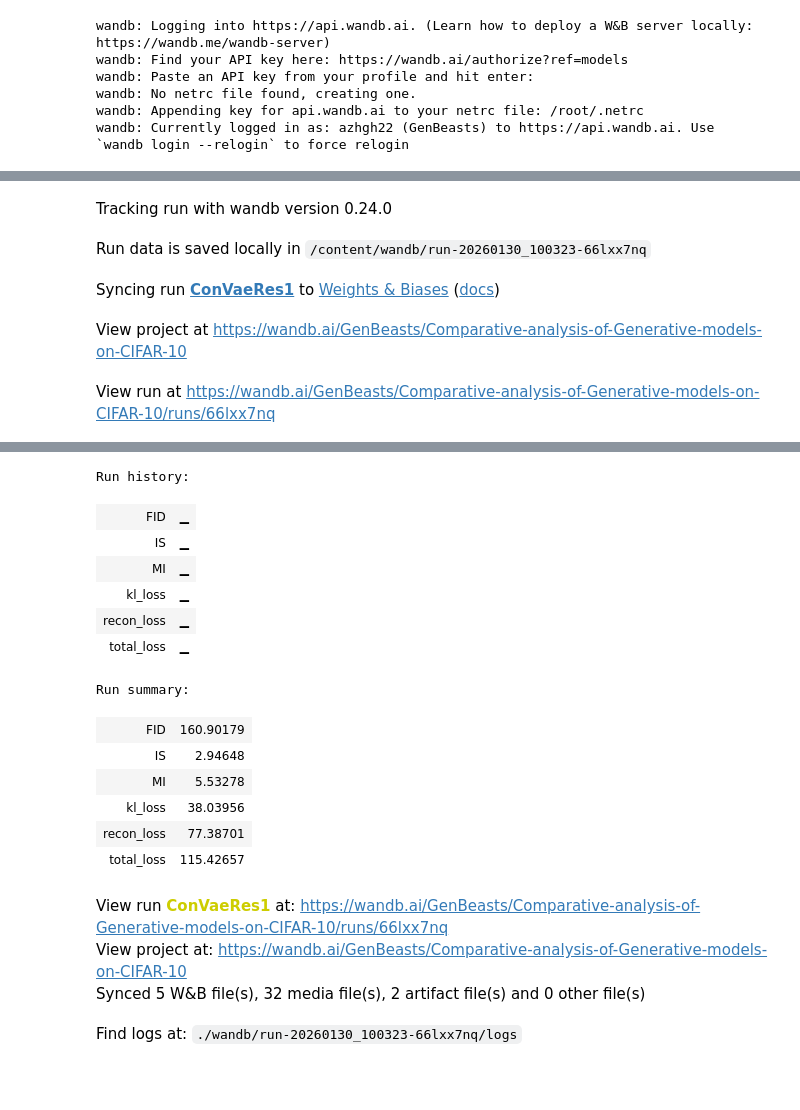
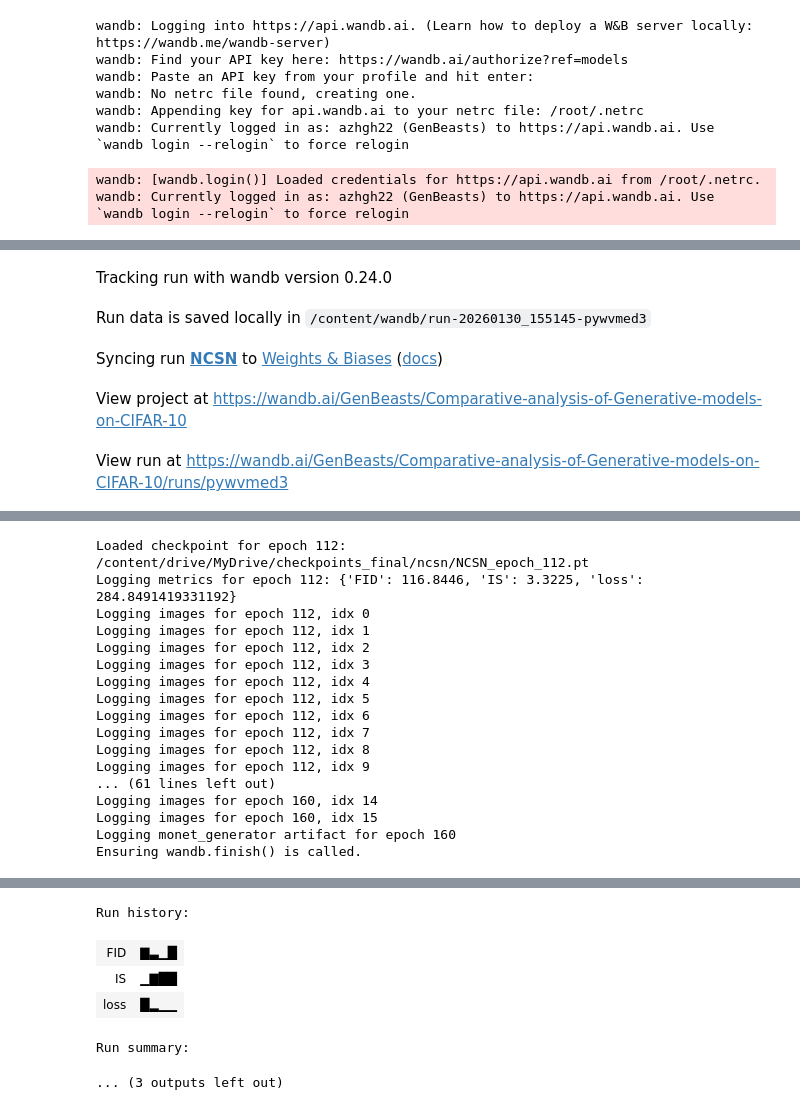
Before and after one commit to azhgh22/Comparative-analysis-of-Generative-models-on-CIFAR-10, a Jupyter notebook: experiments/eval.ipynb, the cells around one changed output, grey strips where cells are left out. Drawn from its saved outputs; the diff is of its cells as text; code cells hidden in the pictures; blank space fills up the shorter version.

```diff
--- a/experiments/eval.ipynb
+++ b/experiments/eval.ipynb
@@ -109,5 +109,5 @@ model = NCSN().to(device)
 checkpoint_dir = "/content/drive/MyDrive/checkpoints_final/ncsn"
 checkpointer = Checkpointer(checkpoint_dir,"NCSN",1,False)
 train = Train(model,32,train_loader,checkpointer,device)
-train.load_checkpoint()
+# train.load_checkpoint()
 # train.train()
@@ -117,0 +147,4 @@ interested_epochs = [112,130,150,160]
+# %%
+for i in range(4):
+  train.load_checkpoint(epoch_data[i]["epoch"])
+  epoch_data[i]["samples"] = model.sample(16)
@@ -135,6 +173,7 @@ def get_samples(n_sample):
   samples = []
   for i in range(n_sample//256):
     samples.append(model.sample(256))
+  return samples
 # %%
 def compute_all(epoch):
   train.load_checkpoint(epoch)
@@ -308,27 +343,24 @@ wandb: Appending key for api.wandb.ai to your netrc file: /root/.netrc
 wandb: Currently logged in as: azhgh22 (GenBeasts) to https://api.wandb.ai. Use `wandb login --relogin` to force relogin
 # %%
 CONFIG = {
-    "Name" : "ConvVaeRes1",
-    "epochs": 200,
-    "batch_size": 128,
+    "Name" : "NCSN",
+    "epochs": 150,
+    "batch_size": 256,
     "learning_rate": 0.0001,
     "optimizer_beta1": 0.5,
     "optimizer_beta2": 0.999,
 }
 
-wandb.init(project="Comparative-analysis-of-Generative-models-on-CIFAR-10", entity="GenBeasts", name="ConVaeRes1", config=CONFIG)
+wandb.init(project="Comparative-analysis-of-Generative-models-on-CIFAR-10", entity="GenBeasts", name="NCSN", config=CONFIG)
 
 try:
     for i in range(len(epoch_data)):
       data = epoch_data[i]
       epoch = data["epoch"]
       generated = data["samples"]
-      reconstructed = data["recon"]
-      recon_loss = data['recon_loss']
 
       fid = data["fid"]
       IS = data["is"][0]
-      mi = data["mi"]
 
       train.load_checkpoint(epoch)
 
@@ -337,8 +369,6 @@ try:
       metrics_to_log = {
           "FID" : fid,
           "IS" : IS,
-          "MI" : mi,
-          "recon_loss" : recon_loss,
           **losses
         }
       print(f"Logging metrics for epoch {epoch}: {metrics_to_log}") # Debugging print
@@ -350,9 +380,6 @@ try:
               f"Generated Samples{idx}": wandb.Image(generated[idx], caption=f"Epoch {epoch} Generated {idx}"),
             }, step=epoch)
 
-          wandb.log({
-              f"recon images{idx}": wandb.Image(reconstructed[idx], caption=f"Epoch {epoch} Reconstructed {idx}"),
-            }, step=epoch)
 
       model_states = model.state_dict()
       # Save and log monet_generator state dict as a model artifact
@@ -366,9 +393,11 @@ finally:
   print("Ensuring wandb.finish() is called.")
   wandb.finish()
 # %% [output]
+wandb: [wandb.login()] Loaded credentials for https://api.wandb.ai from /root/.netrc.
+wandb: Currently logged in as: azhgh22 (GenBeasts) to https://api.wandb.ai. Use `wandb login --relogin` to force relogin
 [interactive output not drawn]
 Tracking run with wandb version 0.24.0
-Run data is saved locally in /content/wandb/run-20260130_100323-66lxx7nq
+Run data is saved locally in /content/wandb/run-20260130_155145-pywvmed3
-Syncing run ConVaeRes1 to Weights & Biases (docs)
+Syncing run NCSN to Weights & Biases (docs)
 View project at https://wandb.ai/GenBeasts/Comparative-analysis-of-Generative-models-on-CIFAR-10
-View run at https://wandb.ai/GenBeasts/Comparative-analysis-of-Generative-models-on-CIFAR-10/runs/66lxx7nq
+View run at https://wandb.ai/GenBeasts/Comparative-analysis-of-Generative-models-on-CIFAR-10/runs/pywvmed3
@@ -395,19 +404,24 @@ Ensuring wandb.finish() is called.
+Loaded checkpoint for epoch 112: /content/drive/MyDrive/checkpoints_final/ncsn/NCSN_epoch_112.pt
+Logging metrics for epoch 112: {'FID': 116.8446, 'IS': 3.3225, 'loss': 284.8491419331192}
+Logging images for epoch 112, idx 0
+Logging images for epoch 112, idx 1
+Logging images for epoch 112, idx 2
+Logging images for epoch 112, idx 3
+Logging images for epoch 112, idx 4
+Logging images for epoch 112, idx 5
+Logging images for epoch 112, idx 6
+Logging images for epoch 112, idx 7
+Logging images for epoch 112, idx 8
+Logging images for epoch 112, idx 9
+... (61 lines left out)
+Logging images for epoch 160, idx 14
+Logging images for epoch 160, idx 15
+Logging monet_generator artifact for epoch 160
+Ensuring wandb.finish() is called.
 [interactive output not drawn]
-Run history:
+Run history:
-| FID | ▁ |
-| IS | ▁ |
-| MI | ▁ |
-| kl_loss | ▁ |
-| recon_loss | ▁ |
-| total_loss | ▁ |
+| FID | ▇▃▁█ |
+| IS | ▁▇██ |
+| loss | █▂▁▁ |
-Run summary:
-| FID | 160.90179 |
-| IS | 2.94648 |
-| MI | 5.53278 |
-| kl_loss | 38.03956 |
-| recon_loss | 77.38701 |
-| total_loss | 115.42657 |
-View run ConVaeRes1 at: https://wandb.ai/GenBeasts/Comparative-analysis-of-Generative-models-on-CIFAR-10/runs/66lxx7nq
-View project at: https://wandb.ai/GenBeasts/Comparative-analysis-of-Generative-models-on-CIFAR-10
-Synced 5 W&B file(s), 32 media file(s), 2 artifact file(s) and 0 other file(s)
-Find logs at: ./wandb/run-20260130_100323-66lxx7nq/logs
+Run summary:
+... (3 outputs left out)
```
Also changed, not shown: parts of 6 cells of this notebook.
